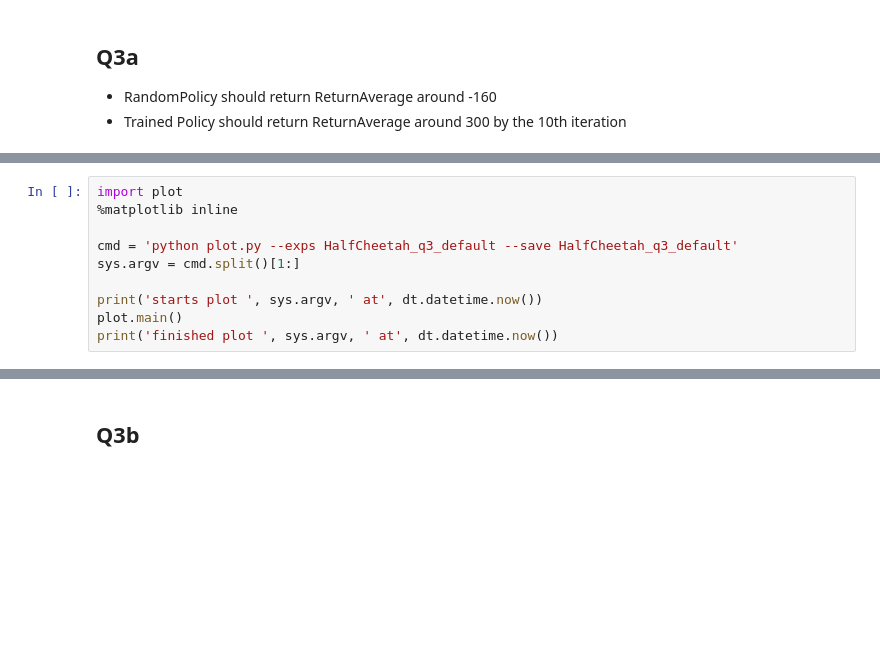
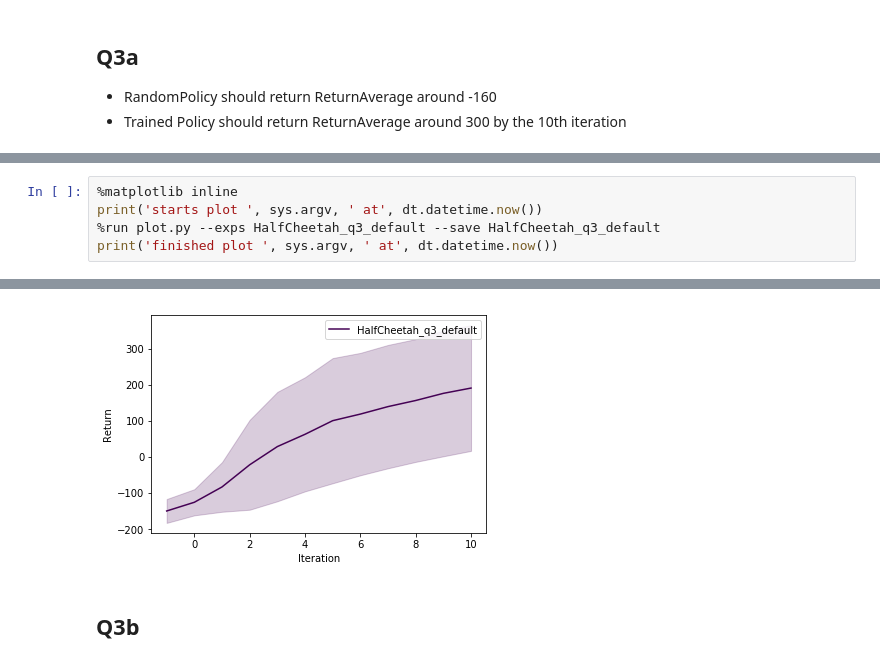
Before and after one commit to rlgosu/cs294-homework, a Jupyter notebook: yoonforh/hw4/hw4.ipynb, the cells around one changed output, grey strips where cells are left out. Cells and saved outputs as stored; diff of their text form; blank space fills up the shorter version.

```diff
--- a/yoonforh/hw4/hw4.ipynb
+++ b/yoonforh/hw4/hw4.ipynb
@@ -119,10 +208,6 @@ with tf.Session() as sess, g.as_default() :
 # %%
-import plot
 %matplotlib inline
-
-cmd = 'python plot.py --exps HalfCheetah_q3_default --save HalfCheetah_q3_default'
-sys.argv = cmd.split()[1:]
-
 print('starts plot ', sys.argv, ' at', dt.datetime.now())
-plot.main()
+%run plot.py --exps HalfCheetah_q3_default --save HalfCheetah_q3_default
 print('finished plot ', sys.argv, ' at', dt.datetime.now())
+# %% [output]
@@ -129,3 +216,4 @@ print('finished plot ', sys.argv, ' at', dt.datetime.now())
+[figure, added]
 # %% [markdown]
 ## Q3b
 # %%
```
Also changed, not shown: parts of 8 cells of this notebook, 2 other files.
